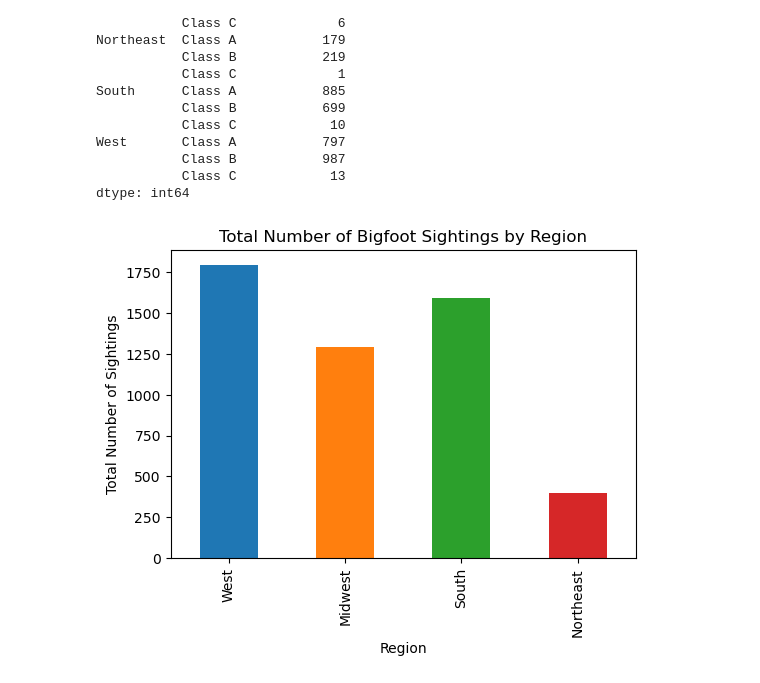
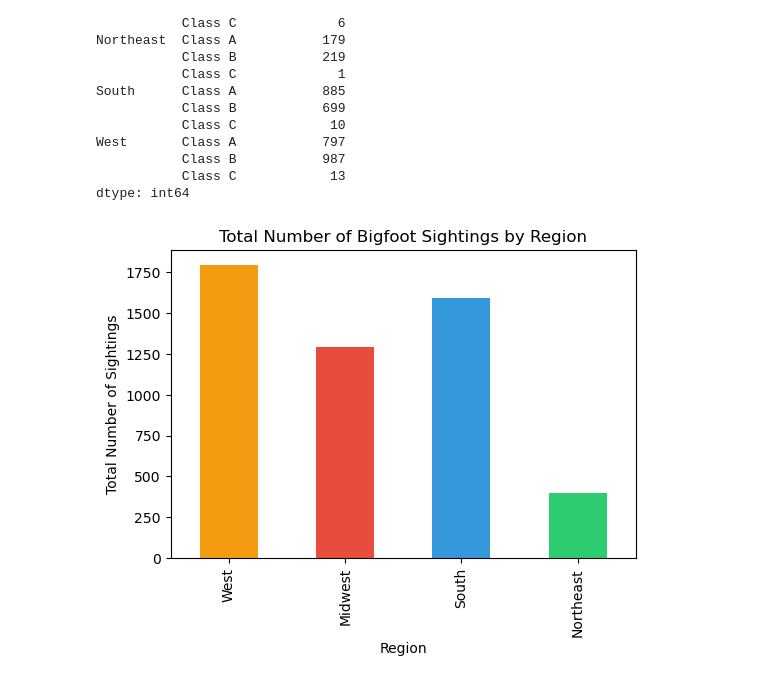
Before and after one commit to JWooll/Bootcamp-Project-1, a Jupyter notebook: Geo_Regions_KatChu.ipynb, the cells around one changed output. Drawn from its saved outputs; the diff is of its cells as text; code cells hidden in the pictures.

```diff
--- a/Geo_Regions_KatChu.ipynb
+++ b/Geo_Regions_KatChu.ipynb
@@ -121,35 +126,34 @@ dtype: int64
 # %%
 import matplotlib.pyplot as plt
 
 # Convert the Series to a DataFrame
-region_classification_df = region_classification_counts.reset_index(name='count')
+region_classification_df =region_classification_counts.reset_index(name='count')
 
 # Sum the counts for each region
-total_sightings_by_region = region_classification_df.groupby('region')['count'].sum()
+total_sightings_by_region =region_classification_df.groupby('region')['count'].sum()
 
 # Define the desired order of regions
-desired_order = ['West', 'Midwest', 'South', 'Northeast']  # Update this list as needed
+desired_order =['West','Midwest','South','Northeast']
 
 # Reorder the DataFrame according to the desired order
-total_sightings_by_region = total_sightings_by_region.reindex(desired_order)
+total_sightings_by_region =total_sightings_by_region.reindex(desired_order)
 
-# Define colors for each region
 colors = {
-    'West': '#1f77b4',        # Blue
-    'Midwest': '#ff7f0e',     # Orange
-    'South': '#2ca02c',       # Green
-    'Northeast': '#d62728'    # Red
+    'West': '#f39c12',      # Sunflower Yellow
+    'Midwest': '#e74c3c',   # Tomato Red
+    'South': '#3498db',     # Sky Blue
+    'Northeast': '#2ecc71'  # Emerald Green
 }
 
 # Create the bar chart with region-specific colors
 total_sightings_by_region.plot(kind='bar', figsize=(6, 4), color=[colors[region] for region in total_sightings_by_region.index])
 
 # Add titles and labels
 plt.title('Total Number of Bigfoot Sightings by Region')
 plt.xlabel('Region')
 plt.ylabel('Total Number of Sightings')
 
 # Show the plot
 plt.show()
 # %% [output]
-[figure, old version]
+[figure, new version]
```
Also changed, not shown: parts of 2 cells of this notebook.
